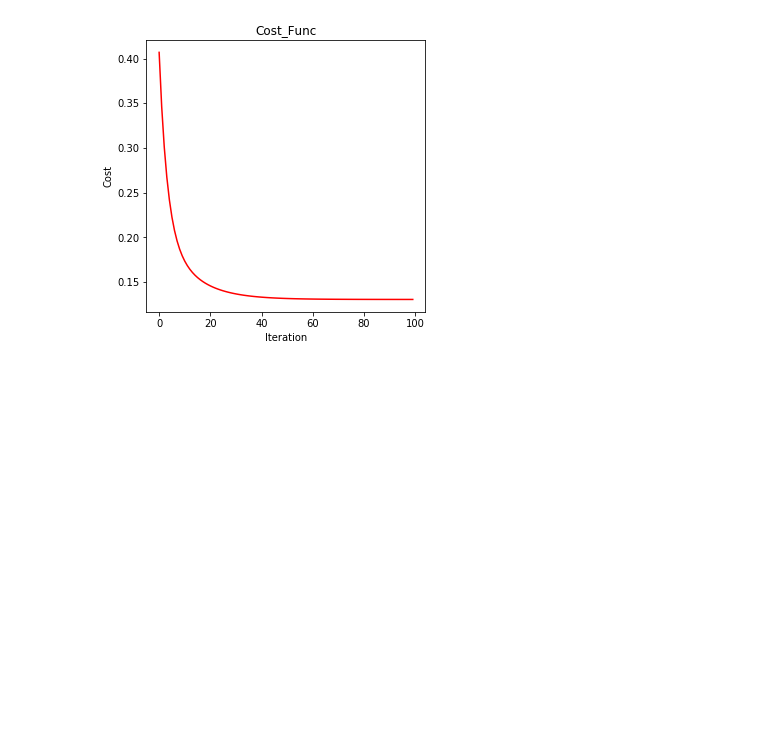
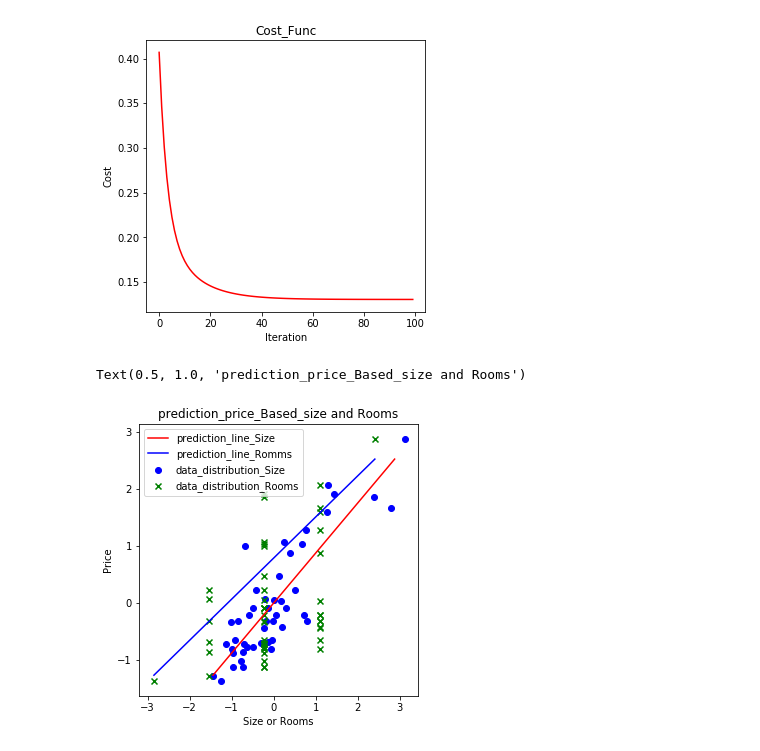
Before and after one commit to Ahmed2020538/Data_Science, a Jupyter notebook: ML_Models/Linear_Regression/Linear_reg_using_grediant_decent_with_multi_features.ipynb, the cells around one changed output. Cells and saved outputs as stored; diff of their text form; code cells hidden in the pictures; blank space fills up the shorter version.

```diff
--- a/ML_Models/Linear_Regression/Linear_reg_using_grediant_decent_with_multi_features.ipynb
+++ b/ML_Models/Linear_Regression/Linear_reg_using_grediant_decent_with_multi_features.ipynb
@@ -354,3 +354,16 @@ ax.set_title("Cost_Func")
 # %% [output]
 Text(0.5, 1.0, 'Cost_Func')
 [figure]
+# %%
+fig , ax = plt.subplots(figsize = (5,5))
+ax.scatter(data.Size , data.Price ,marker = "o", c= "b", label = "data_distribution_Size")
+ax.scatter(data.Rooms , data.Price ,marker = "x",c = "g", label = "data_distribution_Rooms")
+ax.plot(x , l , "r" , label = "prediction_line_Size")
+ax.plot(x1 , l , "b" , label = "prediction_line_Romms")
+ax.legend(loc=2 )
+ax.set_xlabel("Size or Rooms")
+ax.set_ylabel("Price")
+ax.set_title("prediction_price_Based_size and Rooms")
+# %% [output]
+Text(0.5, 1.0, 'prediction_price_Based_size and Rooms')
+[figure, added]
```
